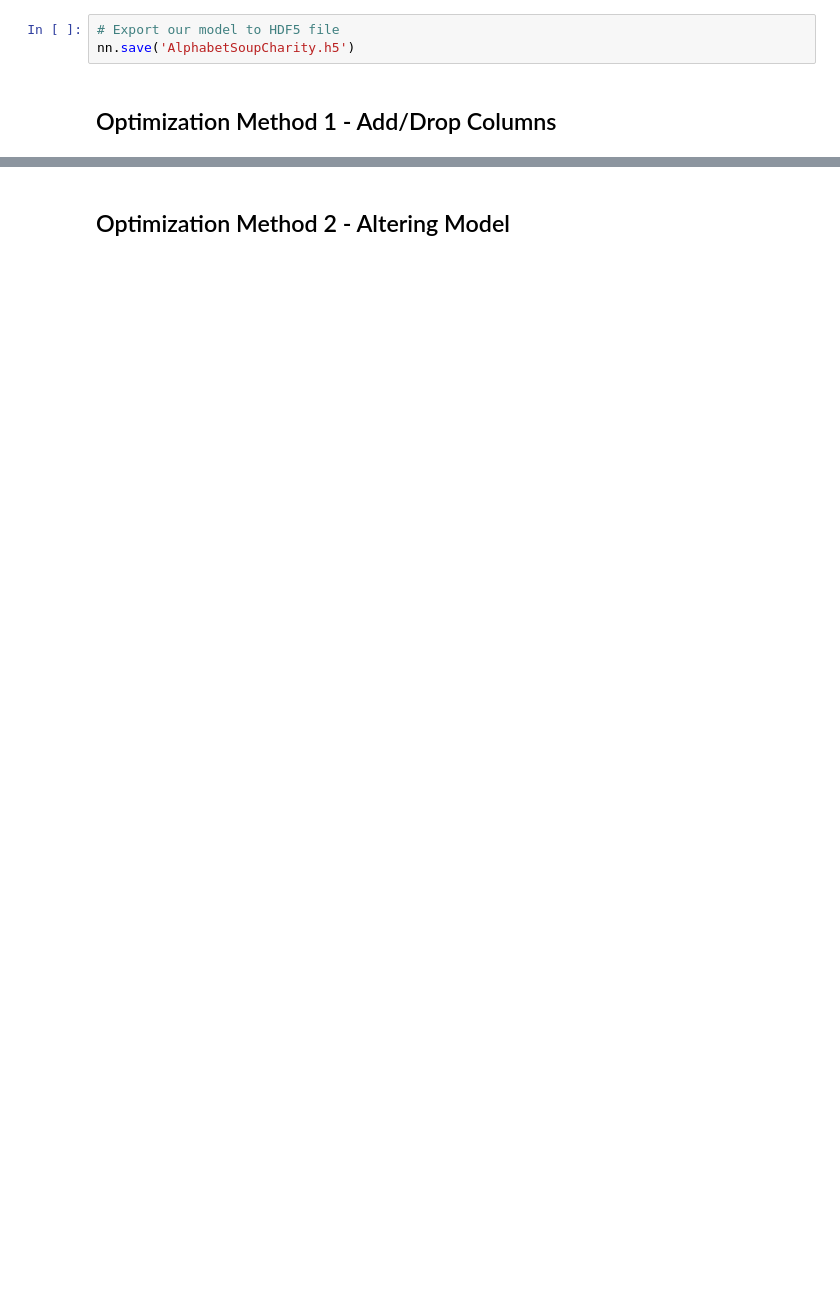
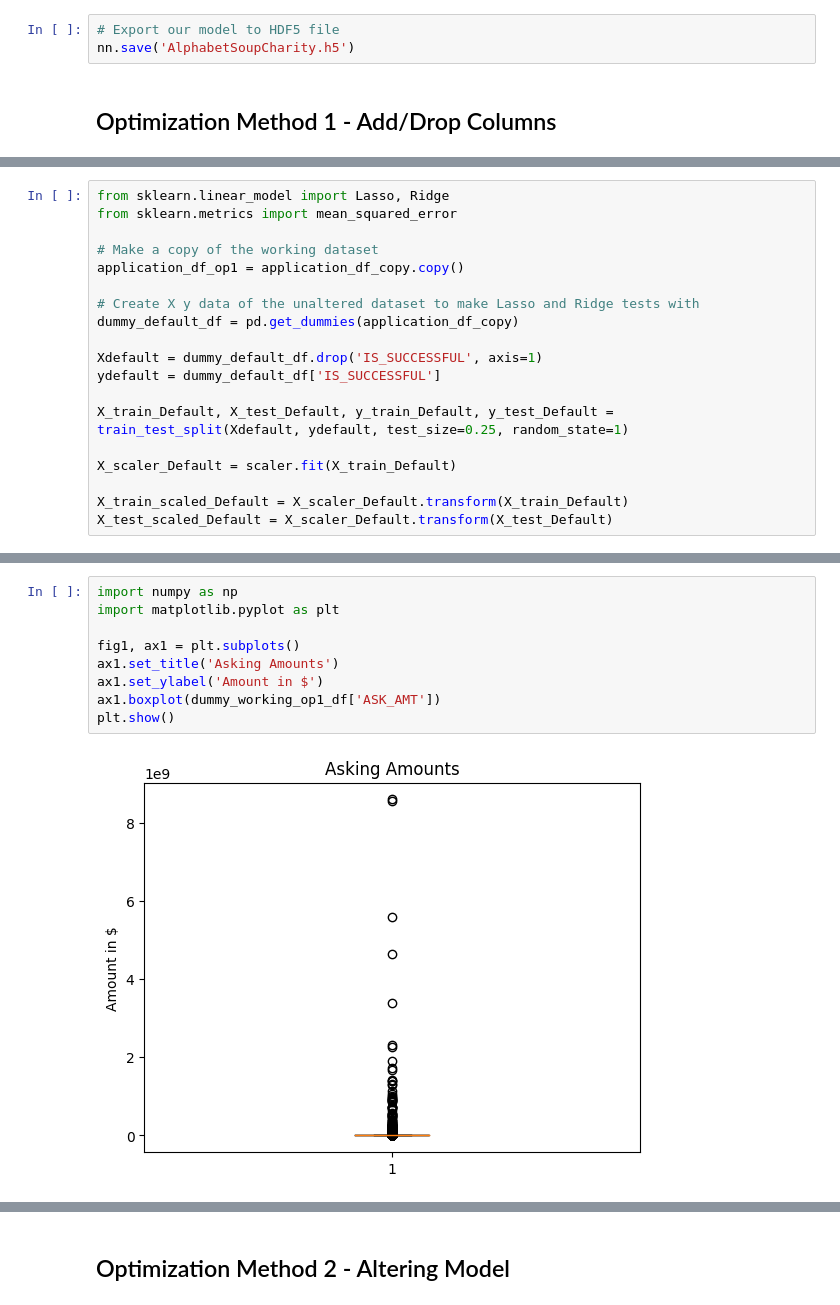
Before and after one commit to mlister3/Funding_Deep_Learning, a Jupyter notebook: Starter_Code.ipynb, the cells around one changed output, grey strips where cells are left out. Saved outputs shown, nothing was run; the diff lists cells and outputs as text; blank space fills up the shorter version.

```diff
--- a/Starter_Code.ipynb
+++ b/Starter_Code.ipynb
@@ -280,3 +246,22 @@ from sklearn.metrics import mean_squared_error
+# %%
+from sklearn.linear_model import Lasso, Ridge
+from sklearn.metrics import mean_squared_error
+
+# Make a copy of the working dataset
+application_df_op1 = application_df_copy.copy()
+
+# Create X y data of the unaltered dataset to make Lasso and Ridge tests with
+dummy_default_df = pd.get_dummies(application_df_copy)
+
+Xdefault = dummy_default_df.drop('IS_SUCCESSFUL', axis=1)
+ydefault = dummy_default_df['IS_SUCCESSFUL']
+
+X_train_Default, X_test_Default, y_train_Default, y_test_Default = train_test_split(Xdefault, ydefault, test_size=0.25, random_state=1)
+
+X_scaler_Default = scaler.fit(X_train_Default)
+
+X_train_scaled_Default = X_scaler_Default.transform(X_train_Default)
+X_test_scaled_Default = X_scaler_Default.transform(X_test_Default)
 # %%
 # Create a Lasso model
 lasso_model = Lasso(alpha=0.1)  # Adjust the alpha parameter for regularization strength
@@ -362,0 +322,11 @@ dummy_working_op_df.head(5)
+# %%
+import numpy as np
+import matplotlib.pyplot as plt
+
+fig1, ax1 = plt.subplots()
+ax1.set_title('Asking Amounts')
+ax1.set_ylabel('Amount in $')
+ax1.boxplot(dummy_working_op1_df['ASK_AMT'])
+plt.show()
+# %% [output]
+[figure, added]
```
Also changed, not shown: parts of 37 cells of this notebook.
